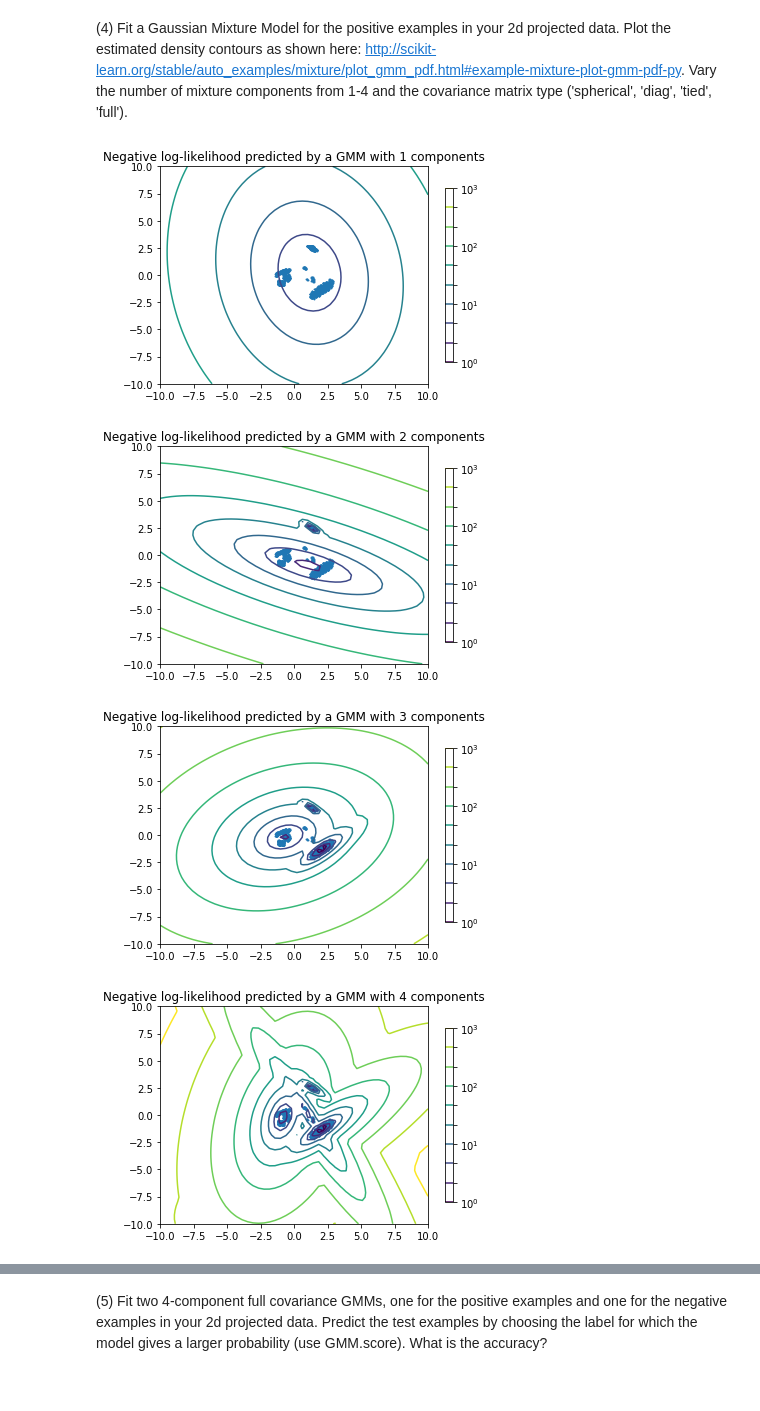
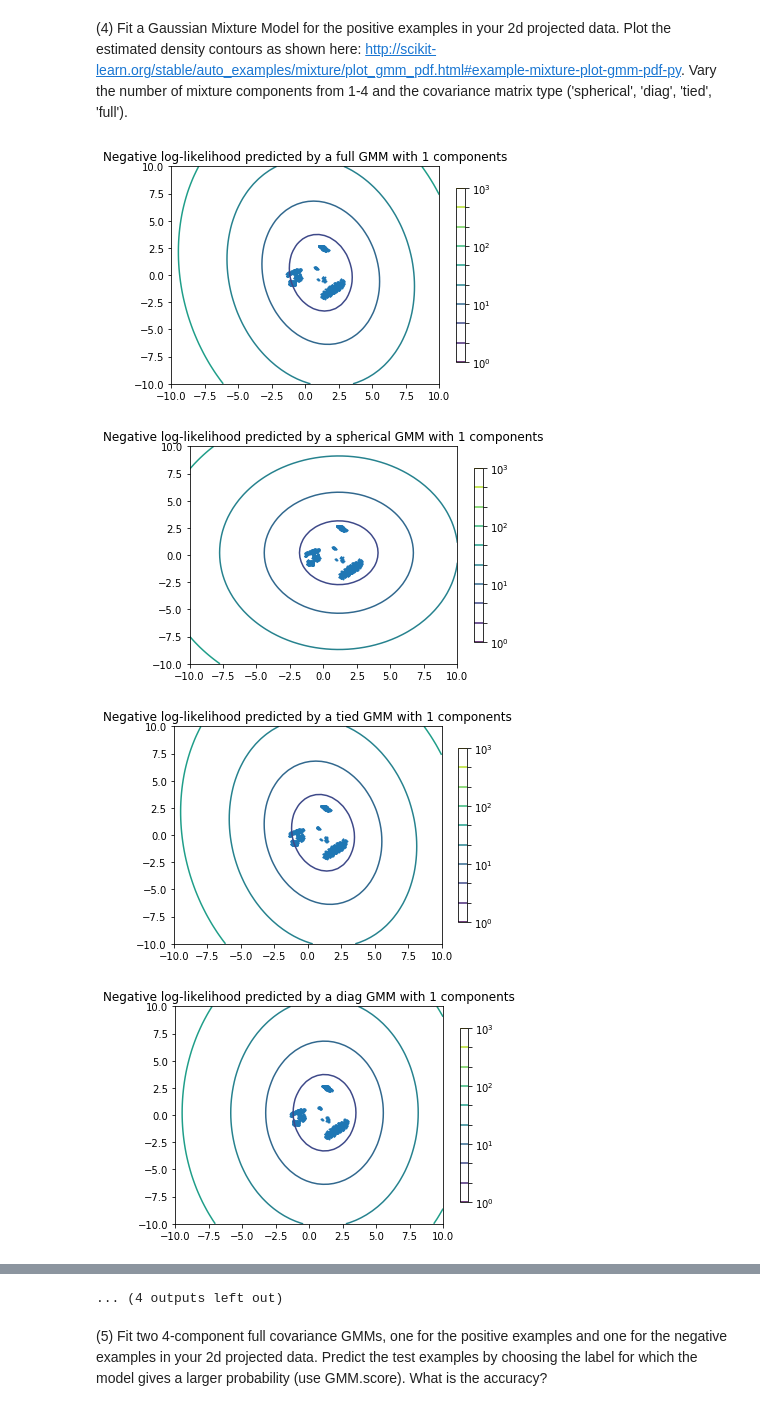
Before and after one commit to dan55/machine_learning, a Jupyter notebook: daniel_elkin_p3.ipynb, the cells around one changed output, grey strips where cells are left out. Drawn from its saved outputs; the diff is of its cells as text; code cells hidden in the pictures.

```diff
--- a/daniel_elkin_p3.ipynb
+++ b/daniel_elkin_p3.ipynb
@@ -194,38 +194,40 @@ from sklearn.mixture import GaussianMixture
 
 def plot_density_contours(clf):
     ''' display predicted scores by the model as a contour plot '''
     x = np.linspace(-10., 10.)
     y = np.linspace(-10., 10.)
     X, Y = np.meshgrid(x, y)
     XX = np.array([X.ravel(), Y.ravel()]).T
     Z = -clf.score_samples(XX)
     Z = Z.reshape(X.shape)
 
     CS = plt.contour(X, Y, Z, norm=LogNorm(vmin=1.0, vmax=1000.0),
                      levels=np.logspace(0, 3, 10))
     CB = plt.colorbar(CS, shrink=0.8, extend='both')
     plt.scatter(positive_examples[:, 0], positive_examples[:, 1], .8)
 
-    title = 'Negative log-likelihood predicted by a GMM with {} components'.format(clf.n_components)
+    title = 'Negative log-likelihood predicted by a {} GMM with {} components'.format(
+        clf.covariance_type , clf.n_components)
     plt.title(title)
     plt.axis('tight')
     plt.show()
 
 # we're concerned only with positive examples
 positive_indexes = np.where(train_labels == 1)
 positive_examples = reduced_data[positive_indexes]
 
 # fit a Gaussian Mixture Model
 for n in range(1, 5):
-    clf = GaussianMixture(n_components=n, covariance_type='full')
-    clf.fit(positive_examples)
+    for covar_type in ['full', 'spherical', 'tied', 'diag']:
+        clf = GaussianMixture(n_components=n, covariance_type=covar_type)
+        clf.fit(positive_examples)
 
-    plot_density_contours(clf)
+        plot_density_contours(clf)
 ### STUDENT END ###
 
 #P4()
 # %% [output]
-[figure, old version]
+[figure, new version]
-[figure, old version]
+[figure, new version]
-[figure, old version]
+[figure, new version]
-[figure, old version]
+[figure, new version]
@@ -232,3 +242,4 @@ for n in range(1, 5):
+... (4 outputs left out)
 # %% [markdown]
 (5) Fit two 4-component full covariance GMMs, one for the positive examples and one for the negative examples in your 2d projected data. Predict the test examples by choosing the label for which the model gives a larger probability (use GMM.score). What is the accuracy?
 # %%
```
Also changed, not shown: parts of 6 cells of this notebook.
